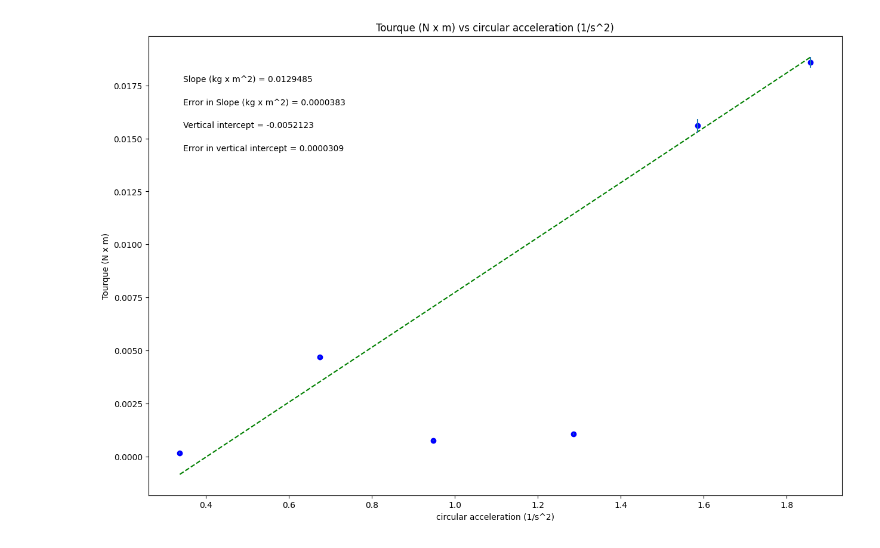
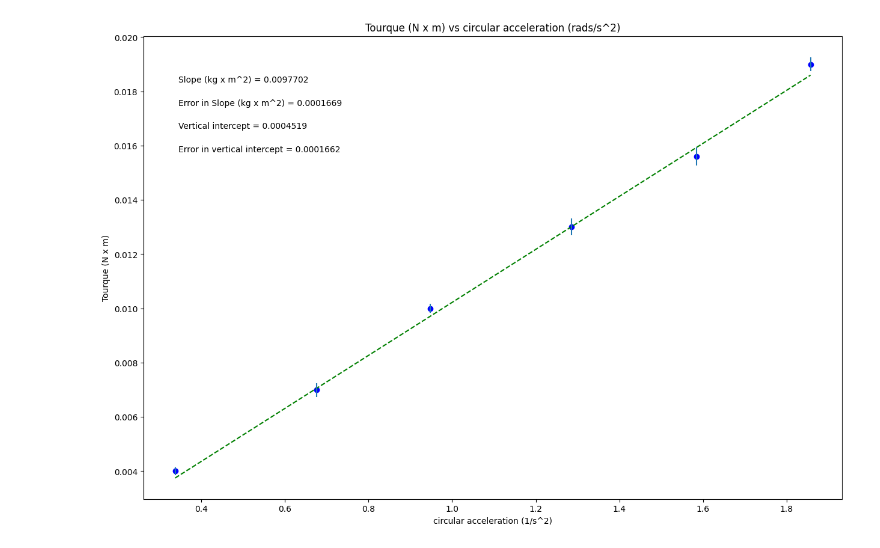
Before and after one commit to canaan6797/Real-Graph-PHYS-221, a Jupyter notebook: phsxlab_plotting_template.ipynb, the cells around one changed output. Drawn from its saved outputs; the diff is of its cells as text; code cells hidden in the pictures.

```diff
--- a/phsxlab_plotting_template.ipynb
+++ b/phsxlab_plotting_template.ipynb
@@ -21,9 +21,9 @@ import matplotlib.pyplot as plt
 
 α = np.array([0.3376623,0.6753247,0.9480519,1.2857143,1.5844156,1.8571429])
 
-t = np.array([0.0001617,0.004693,0.0007693,0.0010705,0.0155973,0.0185882])
+t = np.array([0.004,0.007,0.010,0.013,0.0156,0.019])
 
-δt = np.array([0.000022307214,0.00002796321,0.000024965334,0.000034046103,0.000327621691,0.000262585512])
+δt = np.array([0.000139979,0.000255352,0.000163367,0.00031363,0.00032794,0.0002624])
 
 
 
@@ -37,7 +37,7 @@ dy = δt        #this should be your error in y array
 
 #UPDATE EACH OF THESE 4 STRINGS FOR YOUR PLOT LABELS AS YOU WANT THEM TO APPEAR
 
-plot_title= 'Tourque (N x m) vs circular acceleration (1/s^2)'
+plot_title= 'Tourque (N x m) vs circular acceleration (rads/s^2)'
 x_label= 'circular acceleration (1/s^2)'
 y_label= 'Tourque (N x m)'
 slope_units= 'kg x m^2'
@@ -92,31 +92,31 @@ elif annotation_placement==3 or annotation_placement==4:
 #Don't need to change anything in this section!
 
 #Plot data on graph. Plot error bars and place values for slope,
 #error in slope, and vertical intercept (plus error) on the plot using "annotate"
 
 plt.figure(figsize=(15,10))
 
 plt.plot(x, fit, color='green', linestyle='--')
 plt.scatter(x, y, color='blue', marker='o')
 
 plt.xlabel(x_label)
 plt.ylabel(y_label)
 plt.title(plot_title)
 
 plt.errorbar(x, y, yerr=dy, xerr=None, fmt="none") #don't need to plot x error bars
 
 plt.annotate('Slope ({}) = {value:.{digits}f}'.format(slope_units,value=m, digits=7),
              (xpos, ypos[0]), xycoords='axes fraction')
 
 plt.annotate('Error in Slope ({}) = {value:.{digits}f}'.format(slope_units,value=dm, digits=7),
              (xpos, ypos[1]), xycoords='axes fraction')
 
 plt.annotate('Vertical intercept = {value:.{digits}f}'.format(value=b, digits=7),
              (xpos, ypos[2]), xycoords='axes fraction')
 
 plt.annotate('Error in vertical intercept = {value:.{digits}f}'.format(value=db, digits=7),
              (xpos, ypos[3]), xycoords='axes fraction')
 
 plt.show()
 # %% [output]
-[figure, old version]
+[figure, new version]
```
